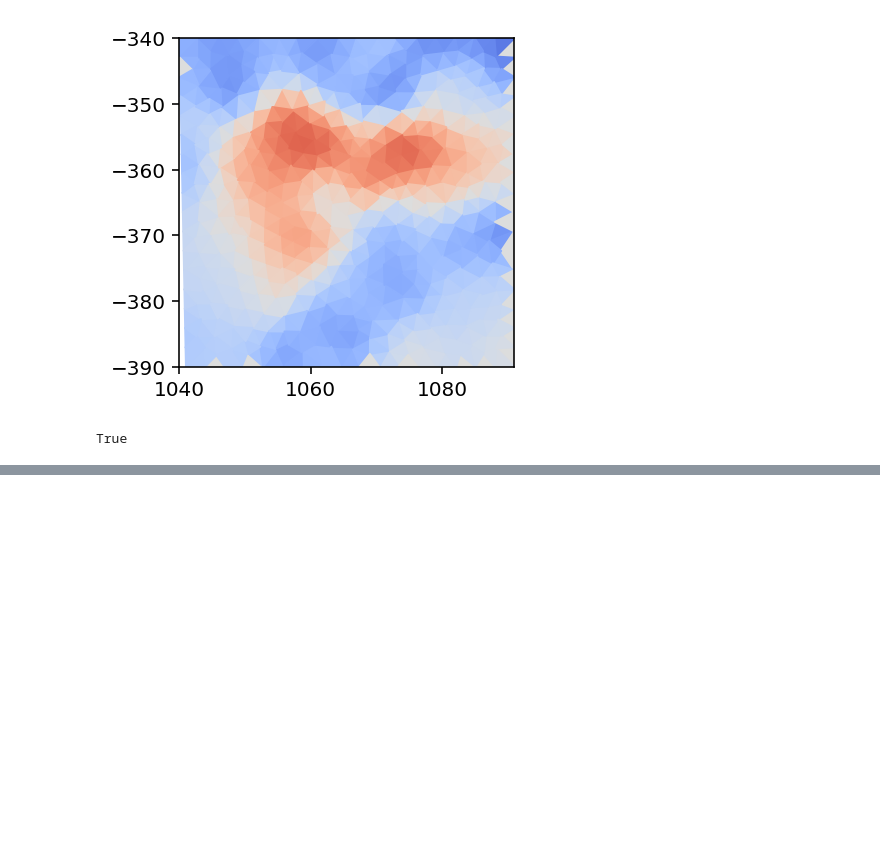
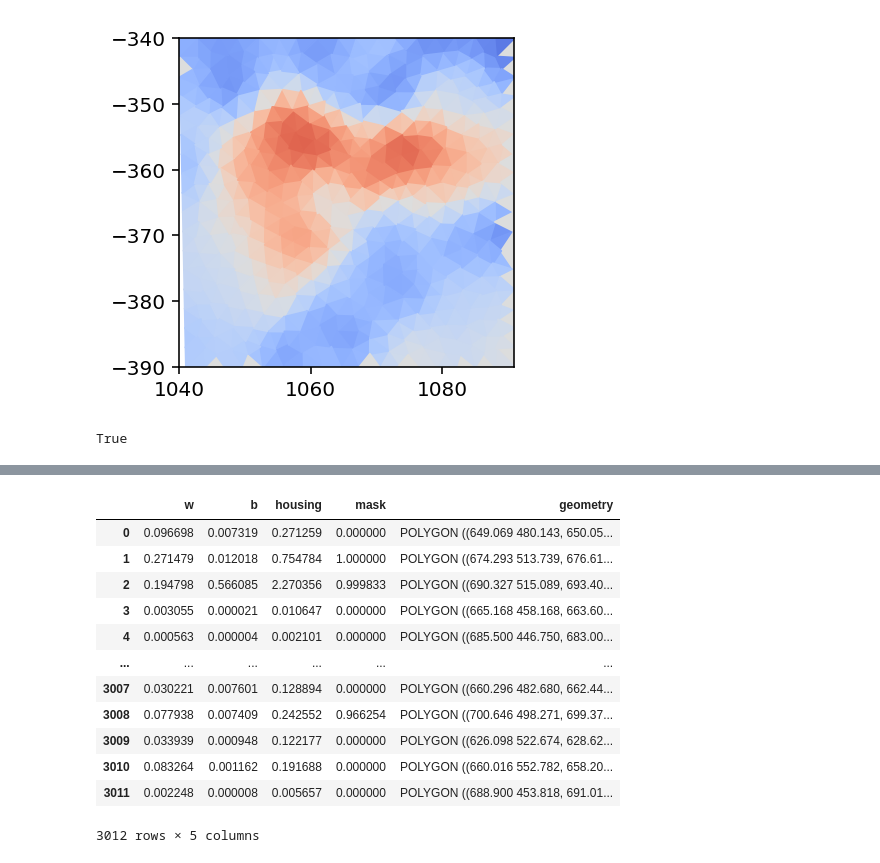
Before and after one commit to dsseara/sociohydro, a Jupyter notebook: sim/meanField/fvm/fvm_tests.ipynb, the cells around one changed output, grey strips where cells are left out. Cells and saved outputs as stored; diff of their text form; code cells hidden in the pictures; blank space fills up the shorter version.

```diff
--- a/sim/meanField/fvm/fvm_tests.ipynb
+++ b/sim/meanField/fvm/fvm_tests.ipynb
@@ -429,0 +513,16 @@ True
+# %%
+gpd.read_file("test.geojson", driver="GeoJSON")
+# %% [output]
+|  | w | b | housing | mask | geometry |
+| 0 | 0.096698 | 0.007319 | 0.271259 | 0.000000 | POLYGON ((649.069 480.143, 650.05... |
+| 1 | 0.271479 | 0.012018 | 0.754784 | 1.000000 | POLYGON ((674.293 513.739, 676.61... |
+| 2 | 0.194798 | 0.566085 | 2.270356 | 0.999833 | POLYGON ((690.327 515.089, 693.40... |
+| 3 | 0.003055 | 0.000021 | 0.010647 | 0.000000 | POLYGON ((665.168 458.168, 663.60... |
+| 4 | 0.000563 | 0.000004 | 0.002101 | 0.000000 | POLYGON ((685.500 446.750, 683.00... |
+| ... | ... | ... | ... | ... | ... |
+| 3007 | 0.030221 | 0.007601 | 0.128894 | 0.000000 | POLYGON ((660.296 482.680, 662.44... |
+| 3008 | 0.077938 | 0.007409 | 0.242552 | 0.966254 | POLYGON ((700.646 498.271, 699.37... |
+| 3009 | 0.033939 | 0.000948 | 0.122177 | 0.000000 | POLYGON ((626.098 522.674, 628.62... |
+| 3010 | 0.083264 | 0.001162 | 0.191688 | 0.000000 | POLYGON ((660.016 552.782, 658.20... |
+| 3011 | 0.002248 | 0.000008 | 0.005657 | 0.000000 | POLYGON ((688.900 453.818, 691.01... |
+3012 rows × 5 columns
```
Also changed, not shown: parts of 5 cells of this notebook.
